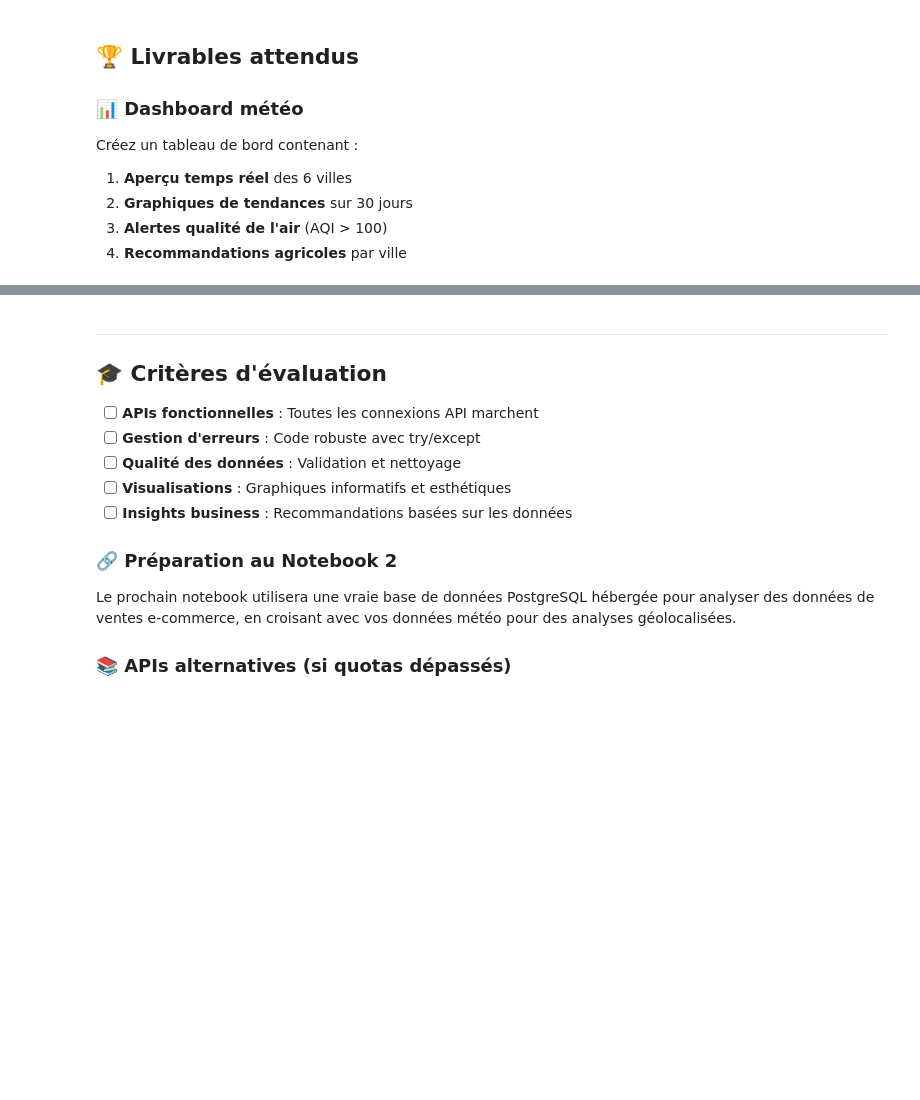
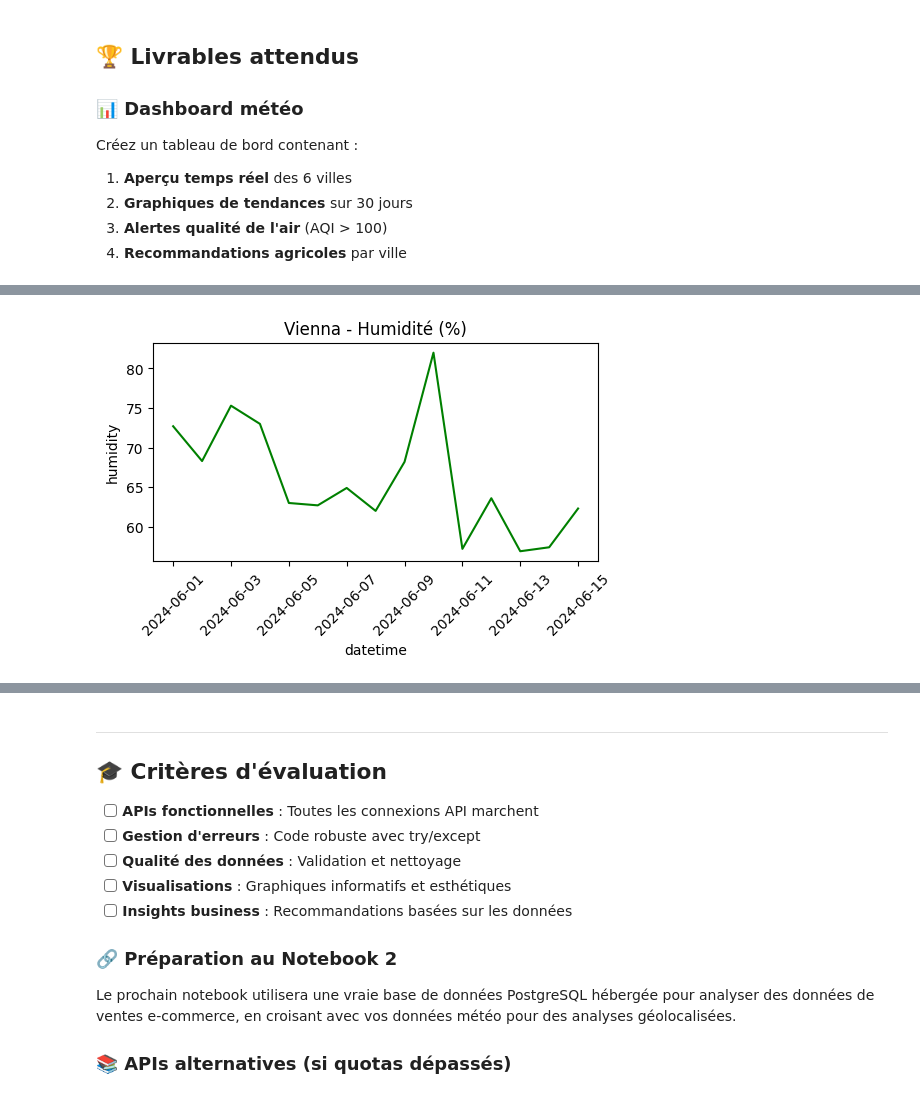
Before and after one commit to Chaima425/agriculture_intelligente, a Jupyter notebook: notebook-1-fondamentaux-python-pour-l-ia-68833fc599c7b162051230.ipynb, the cells around one changed output, grey strips where cells are left out. Saved outputs shown, nothing was run; the diff lists cells and outputs as text; code cells hidden in the pictures; blank space fills up the shorter version.

```diff
--- a/notebook-1-fondamentaux-python-pour-l-ia-68833fc599c7b162051230.ipynb
+++ b/notebook-1-fondamentaux-python-pour-l-ia-68833fc599c7b162051230.ipynb
@@ -515,0 +596,12 @@ def generate_weather_report(city_data):
+# %%
+# 4. Humidité
+plt.figure(figsize=(10, 6))
+plt.subplot(2, 2, 4)
+sns.lineplot(data=city_data, x='datetime', y='humidity', color='green')
+plt.title(f"{city_name} - Humidité (%)")
+plt.xticks(rotation=45)
+
+plt.tight_layout()
+plt.show()
+# %% [output]
+[figure, added]
```
Also changed, not shown: parts of 5 cells of this notebook.
